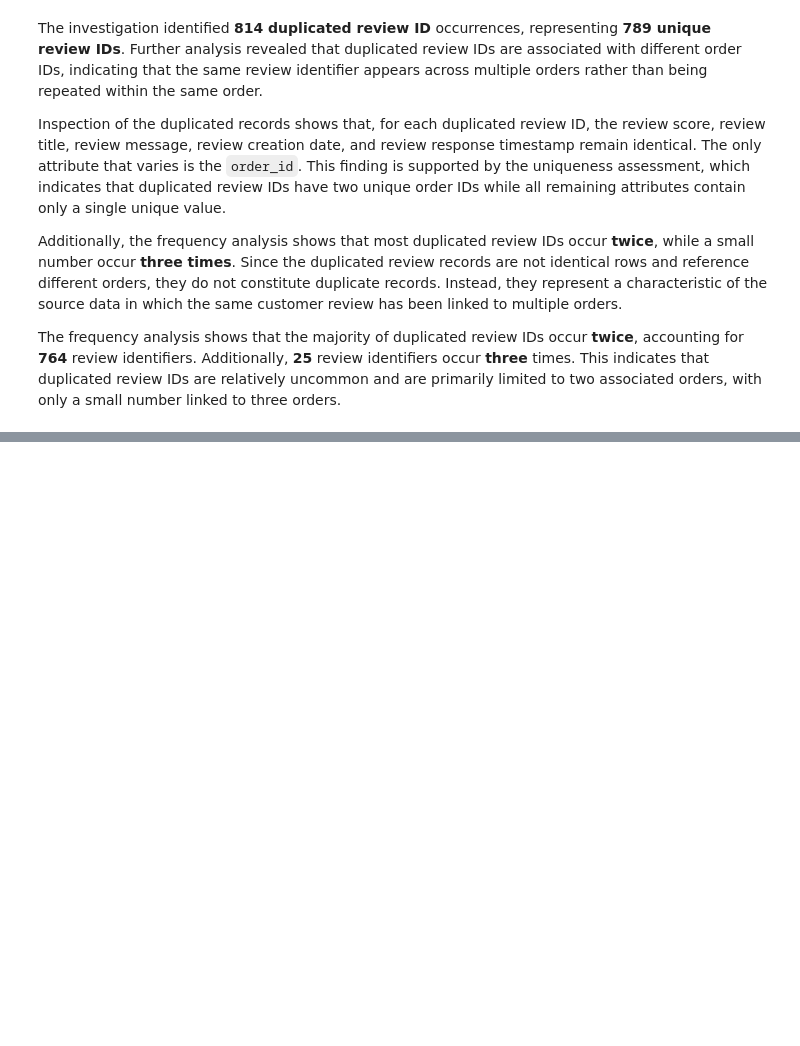
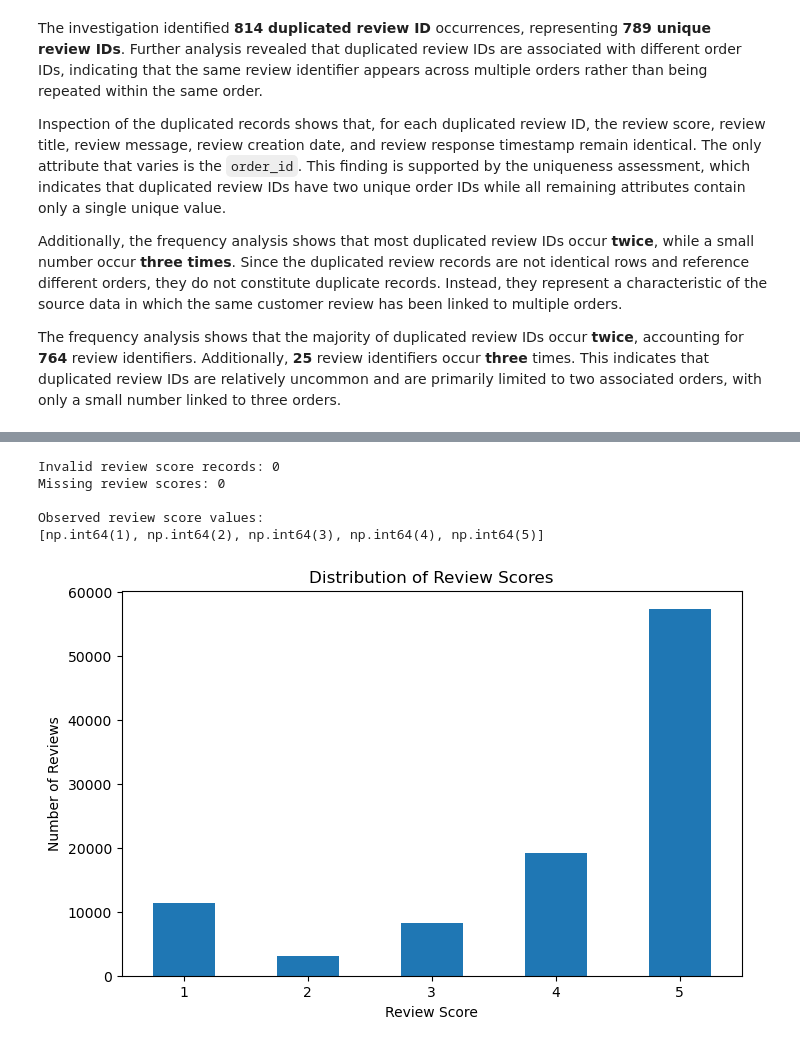
Before and after one commit to Mamello01/e-commerce, a Jupyter notebook: 02_data_preparation/order_reviews.ipynb, the cells around one changed output, grey strips where cells are left out. Cells and saved outputs as stored; diff of their text form; code cells hidden in the pictures; blank space fills up the shorter version.

Commit message:
feat: complete Python data preparation for Order Reviews dataset

```diff
--- a/02_data_preparation/order_reviews.ipynb
+++ b/02_data_preparation/order_reviews.ipynb
@@ -276,0 +533,39 @@ The frequency analysis shows that the majority of duplicated review IDs occur **
+# %%
+# Validate review score values
+
+invalid_review_scores = order_reviews_df[
+    ~order_reviews_df["review_score"].isin([1, 2, 3, 4, 5])
+]
+
+print("Invalid review score records:", len(invalid_review_scores))
+print("Missing review scores:", order_reviews_df["review_score"].isna().sum())
+
+print("\nObserved review score values:")
+print(sorted(order_reviews_df["review_score"].unique()))
+# %% [output]
+Invalid review score records: 0
+Missing review scores: 0
+
+Observed review score values:
+[np.int64(1), np.int64(2), np.int64(3), np.int64(4), np.int64(5)]
+# %%
+# Visualise the distribution of review scores
+
+score_counts = (
+    order_reviews_df["review_score"]
+    .value_counts()
+    .sort_index()
+)
+
+score_counts.plot(
+    kind="bar",
+    figsize=(8, 5),
+    title="Distribution of Review Scores"
+)
+
+plt.xlabel("Review Score")
+plt.ylabel("Number of Reviews")
+plt.xticks(rotation=0)
+plt.show()
+# %% [output]
+[figure, added]
```
Also changed, not shown: parts of 65 cells of this notebook.
